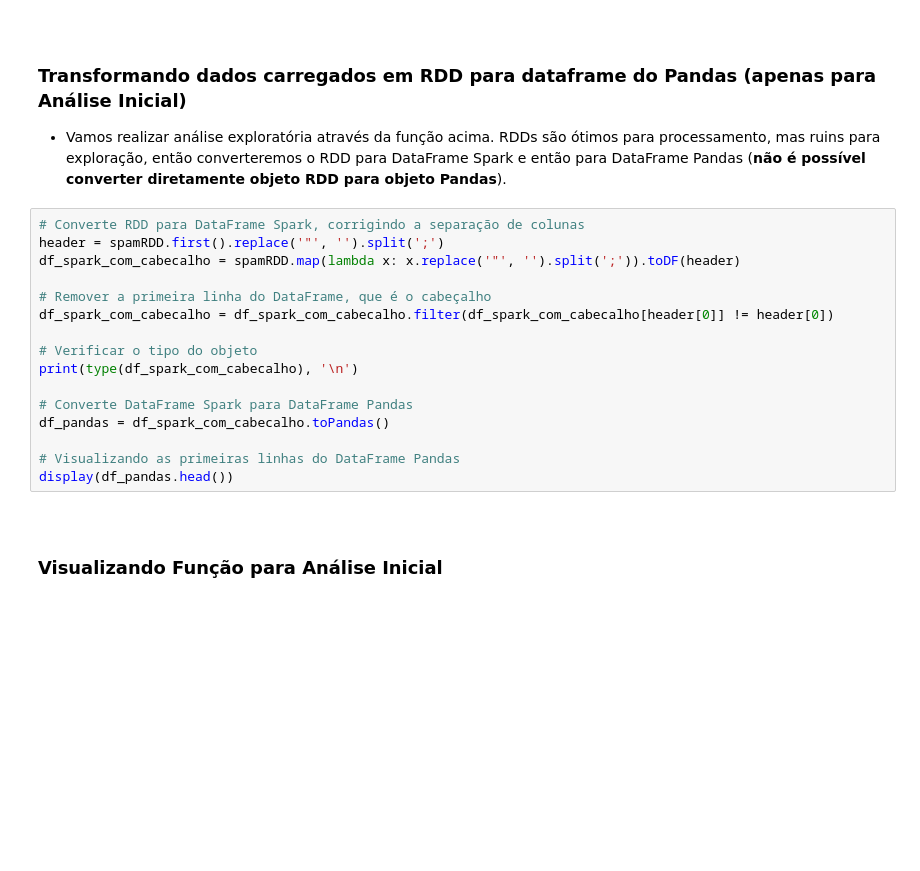
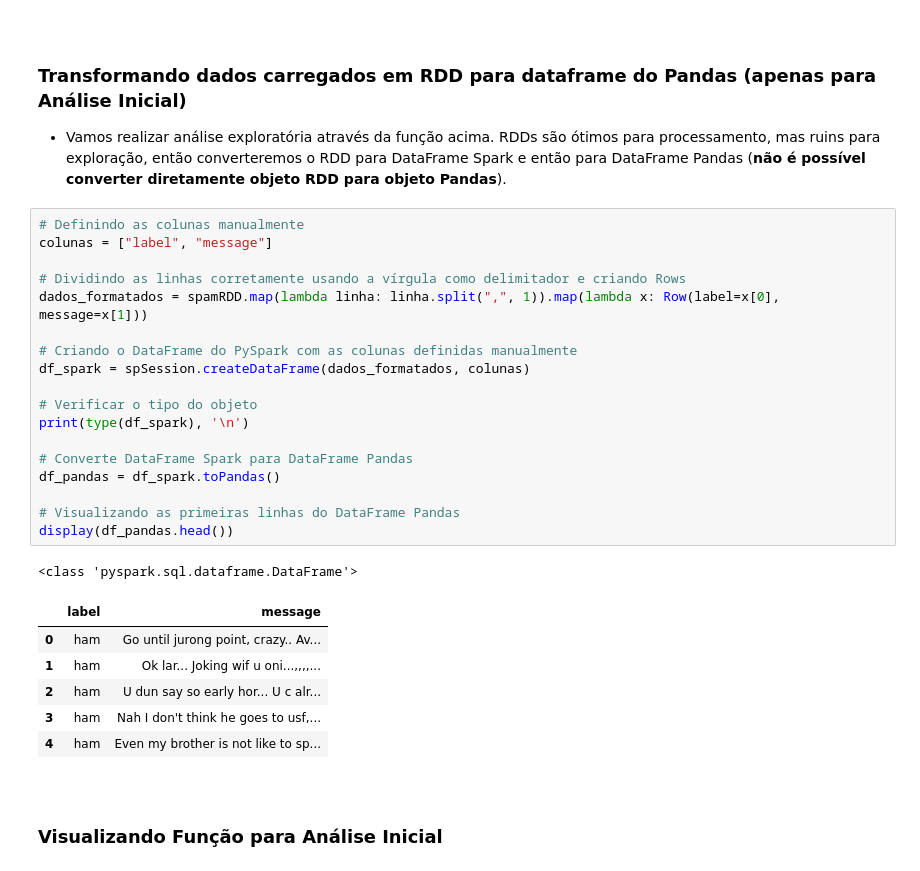
Before and after one commit to EduardoBran/Python_-_Machine_Learning_com_Apache_Spark, a Jupyter notebook: 04.Lab_4_-_Prevendo_Se_Uma_Mensagem_e_Spam_-_Classificacao_Binaria_Prob.ipynb, the cells around one changed output. Saved outputs shown, nothing was run; the diff lists cells and outputs as text; blank space fills up the shorter version.

```diff
--- a/04.Lab_4_-_Prevendo_Se_Uma_Mensagem_e_Spam_-_Classificacao_Binaria_Prob.ipynb
+++ b/04.Lab_4_-_Prevendo_Se_Uma_Mensagem_e_Spam_-_Classificacao_Binaria_Prob.ipynb
@@ -227,21 +255,31 @@ print('A função foi criada com sucesso.')
 
 - Vamos realizar análise exploratória através da função acima. RDDs são ótimos para processamento, mas ruins para exploração, então converteremos o RDD para DataFrame Spark e então para DataFrame Pandas (**não é possível converter diretamente objeto RDD para objeto Pandas**).
 # %%
-# Converte RDD para DataFrame Spark, corrigindo a separação de colunas
-header = spamRDD.first().replace('"', '').split(';')
-df_spark_com_cabecalho = spamRDD.map(lambda x: x.replace('"', '').split(';')).toDF(header)
+# Definindo as colunas manualmente
+colunas = ["label", "message"]
 
-# Remover a primeira linha do DataFrame, que é o cabeçalho
-df_spark_com_cabecalho = df_spark_com_cabecalho.filter(df_spark_com_cabecalho[header[0]] != header[0])
+# Dividindo as linhas corretamente usando a vírgula como delimitador e criando Rows
+dados_formatados = spamRDD.map(lambda linha: linha.split(",", 1)).map(lambda x: Row(label=x[0], message=x[1]))
+
+# Criando o DataFrame do PySpark com as colunas definidas manualmente
+df_spark = spSession.createDataFrame(dados_formatados, colunas)
 
 # Verificar o tipo do objeto
-print(type(df_spark_com_cabecalho), '\n')
+print(type(df_spark), '\n')
 
 # Converte DataFrame Spark para DataFrame Pandas
-df_pandas = df_spark_com_cabecalho.toPandas()
+df_pandas = df_spark.toPandas()
 
 # Visualizando as primeiras linhas do DataFrame Pandas
 display(df_pandas.head())
+# %% [output]
+<class 'pyspark.sql.dataframe.DataFrame'>
+|  | label | message |
+| 0 | ham | Go until jurong point, crazy.. Av... |
+| 1 | ham | Ok lar... Joking wif u oni...,,,,... |
+| 2 | ham | U dun say so early hor... U c alr... |
+| 3 | ham | Nah I don't think he goes to usf,... |
+| 4 | ham | Even my brother is not like to sp... |
 # %% [markdown]
 <br>
 
```
Also changed, not shown: parts of 24 cells of this notebook, 2 other files.
